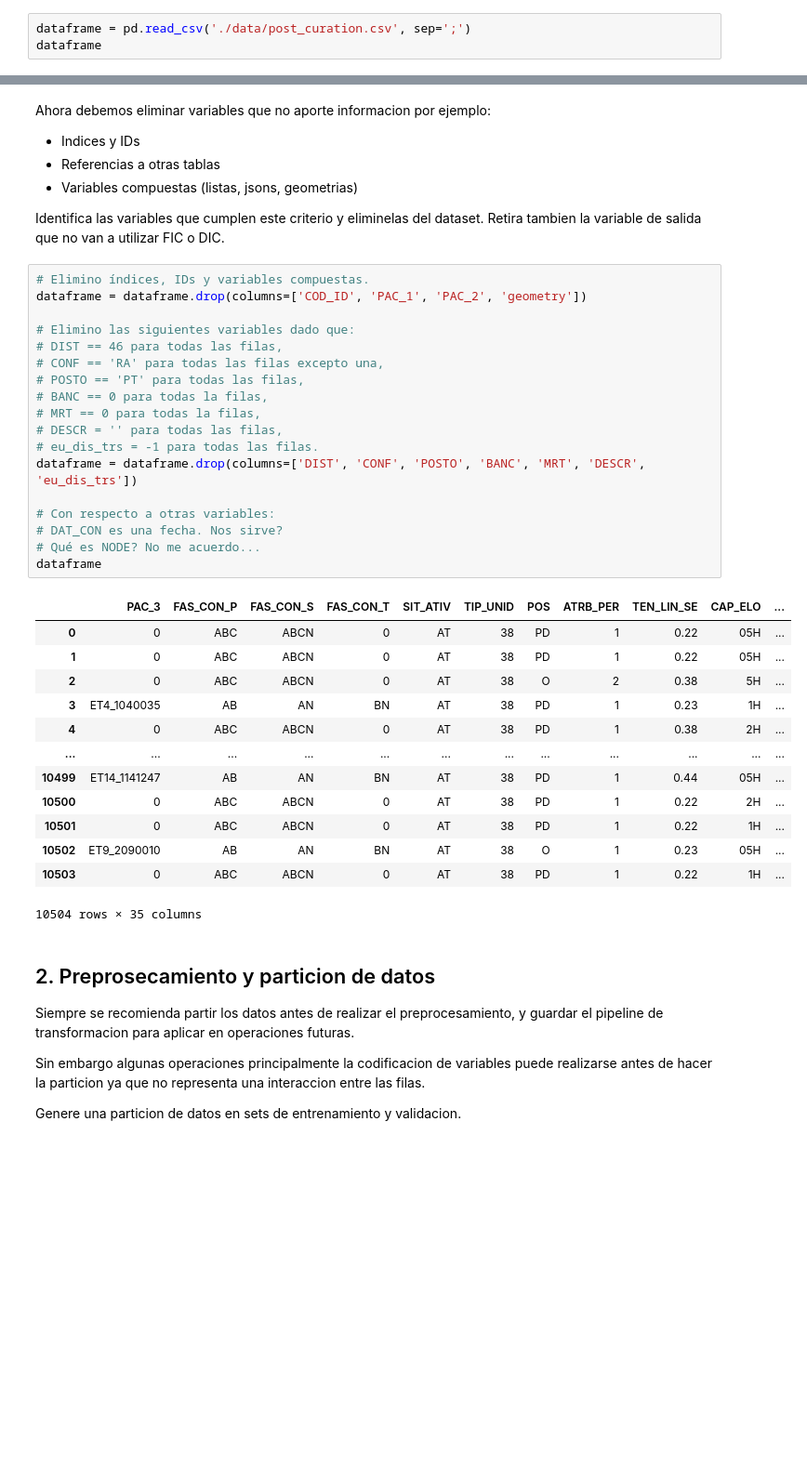
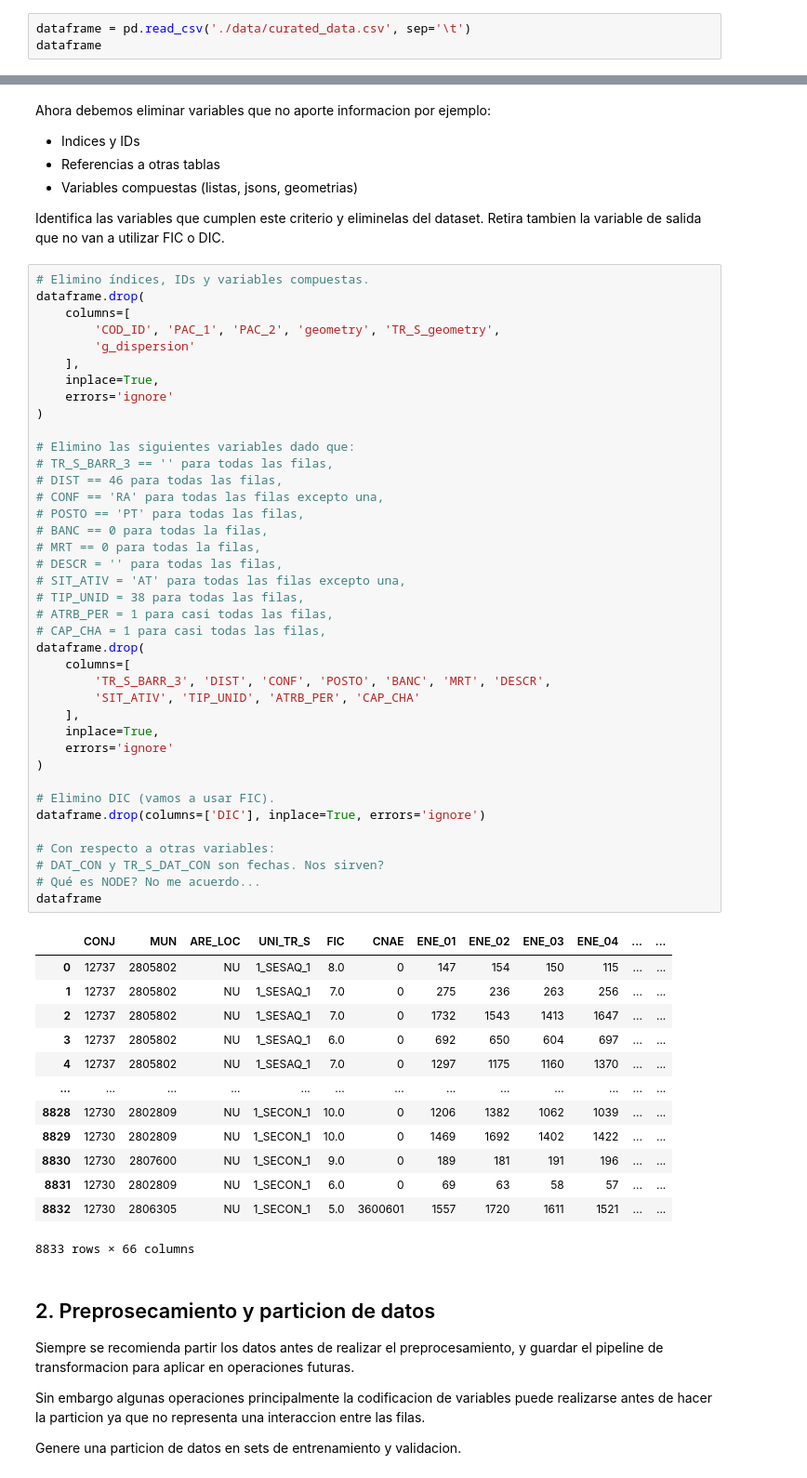
Before and after one commit to georeference-ML-mentoria/Intro-Aprendizaje-Automatico-, a Jupyter notebook: Practico_IAA.ipynb, the cells around one changed output, grey strips where cells are left out. Shown at 93% size. Saved outputs shown, nothing was run; the diff lists cells and outputs as text; blank space fills up the shorter version.

```diff
--- a/Practico_IAA.ipynb
+++ b/Practico_IAA.ipynb
@@ -24,6 +24,6 @@ Al final del practico anterior obtuvimos un dataset enriquesido con features geo
 
 Exporta el dataframe obtenido en el ultimo practico a un csv y cargalo como dataframe.
 # %%
-dataframe = pd.read_csv('./data/post_curation.csv', sep=';')
+dataframe = pd.read_csv('./data/curated_data.csv', sep='\t')
 dataframe
 # %% [output]
@@ -51,36 +51,57 @@ Ahora debemos eliminar variables que no aporte informacion por ejemplo:
 Identifica las variables que cumplen este criterio y eliminelas del dataset. Retira tambien la variable de salida que no van a utilizar FIC o DIC.
 # %%
 # Elimino índices, IDs y variables compuestas.
-dataframe = dataframe.drop(columns=['COD_ID', 'PAC_1', 'PAC_2', 'geometry'])
+dataframe.drop(
+    columns=[
+        'COD_ID', 'PAC_1', 'PAC_2', 'geometry', 'TR_S_geometry',
+        'g_dispersion'
+    ],
+    inplace=True,
+    errors='ignore'
+)
 
 # Elimino las siguientes variables dado que:
+# TR_S_BARR_3 == '' para todas las filas,
 # DIST == 46 para todas las filas,
 # CONF == 'RA' para todas las filas excepto una,
 # POSTO == 'PT' para todas las filas,
 # BANC == 0 para todas la filas,
 # MRT == 0 para todas la filas,
 # DESCR = '' para todas las filas,
-# eu_dis_trs = -1 para todas las filas.
-dataframe = dataframe.drop(columns=['DIST', 'CONF', 'POSTO', 'BANC', 'MRT', 'DESCR', 'eu_dis_trs'])
+# SIT_ATIV = 'AT' para todas las filas excepto una,
+# TIP_UNID = 38 para todas las filas,
+# ATRB_PER = 1 para casi todas las filas,
+# CAP_CHA = 1 para casi todas las filas,
+dataframe.drop(
+    columns=[
+        'TR_S_BARR_3', 'DIST', 'CONF', 'POSTO', 'BANC', 'MRT', 'DESCR',
+        'SIT_ATIV', 'TIP_UNID', 'ATRB_PER', 'CAP_CHA'
+    ],
+    inplace=True,
+    errors='ignore'
+)
+
+# Elimino DIC (vamos a usar FIC).
+dataframe.drop(columns=['DIC'], inplace=True, errors='ignore')
 
 # Con respecto a otras variables:
-# DAT_CON es una fecha. Nos sirve?
+# DAT_CON y TR_S_DAT_CON son fechas. Nos sirven?
 # Qué es NODE? No me acuerdo...
 dataframe
 # %% [output]
-|  | PAC_3 | FAS_CON_P | FAS_CON_S | FAS_CON_T | SIT_ATIV | TIP_UNID | POS | ATRB_PER | TEN_LIN_SE | CAP_ELO | ... |
-| 0 | 0 | ABC | ABCN | 0 | AT | 38 | PD | 1 | 0.22 | 05H | ... |
-| 1 | 0 | ABC | ABCN | 0 | AT | 38 | PD | 1 | 0.22 | 05H | ... |
-| 2 | 0 | ABC | ABCN | 0 | AT | 38 | O | 2 | 0.38 | 5H | ... |
-| 3 | ET4_1040035 | AB | AN | BN | AT | 38 | PD | 1 | 0.23 | 1H | ... |
-| 4 | 0 | ABC | ABCN | 0 | AT | 38 | PD | 1 | 0.38 | 2H | ... |
-| ... | ... | ... | ... | ... | ... | ... | ... | ... | ... | ... | ... |
-| 10499 | ET14_1141247 | AB | AN | BN | AT | 38 | PD | 1 | 0.44 | 05H | ... |
-| 10500 | 0 | ABC | ABCN | 0 | AT | 38 | PD | 1 | 0.22 | 2H | ... |
-| 10501 | 0 | ABC | ABCN | 0 | AT | 38 | PD | 1 | 0.22 | 1H | ... |
-| 10502 | ET9_2090010 | AB | AN | BN | AT | 38 | O | 1 | 0.23 | 05H | ... |
-| 10503 | 0 | ABC | ABCN | 0 | AT | 38 | PD | 1 | 0.22 | 1H | ... |
+|  | CONJ | MUN | ARE_LOC | UNI_TR_S | FIC | CNAE | ENE_01 | ENE_02 | ENE_03 | ENE_04 | ... | ... |
+| 0 | 12737 | 2805802 | NU | 1_SESAQ_1 | 8.0 | 0 | 147 | 154 | 150 | 115 | ... | ... |
+| 1 | 12737 | 2805802 | NU | 1_SESAQ_1 | 7.0 | 0 | 275 | 236 | 263 | 256 | ... | ... |
+| 2 | 12737 | 2805802 | NU | 1_SESAQ_1 | 7.0 | 0 | 1732 | 1543 | 1413 | 1647 | ... | ... |
+| 3 | 12737 | 2805802 | NU | 1_SESAQ_1 | 6.0 | 0 | 692 | 650 | 604 | 697 | ... | ... |
+| 4 | 12737 | 2805802 | NU | 1_SESAQ_1 | 7.0 | 0 | 1297 | 1175 | 1160 | 1370 | ... | ... |
+| ... | ... | ... | ... | ... | ... | ... | ... | ... | ... | ... | ... | ... |
+| 8828 | 12730 | 2802809 | NU | 1_SECON_1 | 10.0 | 0 | 1206 | 1382 | 1062 | 1039 | ... | ... |
+| 8829 | 12730 | 2802809 | NU | 1_SECON_1 | 10.0 | 0 | 1469 | 1692 | 1402 | 1422 | ... | ... |
+| 8830 | 12730 | 2807600 | NU | 1_SECON_1 | 9.0 | 0 | 189 | 181 | 191 | 196 | ... | ... |
+| 8831 | 12730 | 2802809 | NU | 1_SECON_1 | 6.0 | 0 | 69 | 63 | 58 | 57 | ... | ... |
+| 8832 | 12730 | 2806305 | NU | 1_SECON_1 | 5.0 | 3600601 | 1557 | 1720 | 1611 | 1521 | ... | ... |
-10504 rows × 35 columns
+8833 rows × 66 columns
 # %% [markdown]
 ## 2. Preprosecamiento y particion de datos
 
```
Also changed, not shown: parts of 2 cells of this notebook.
